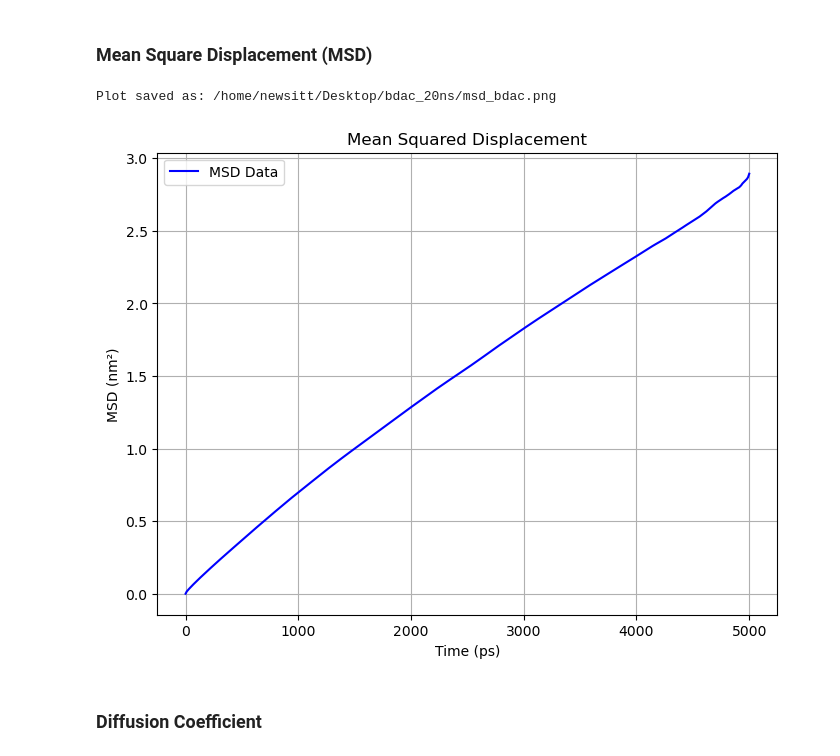
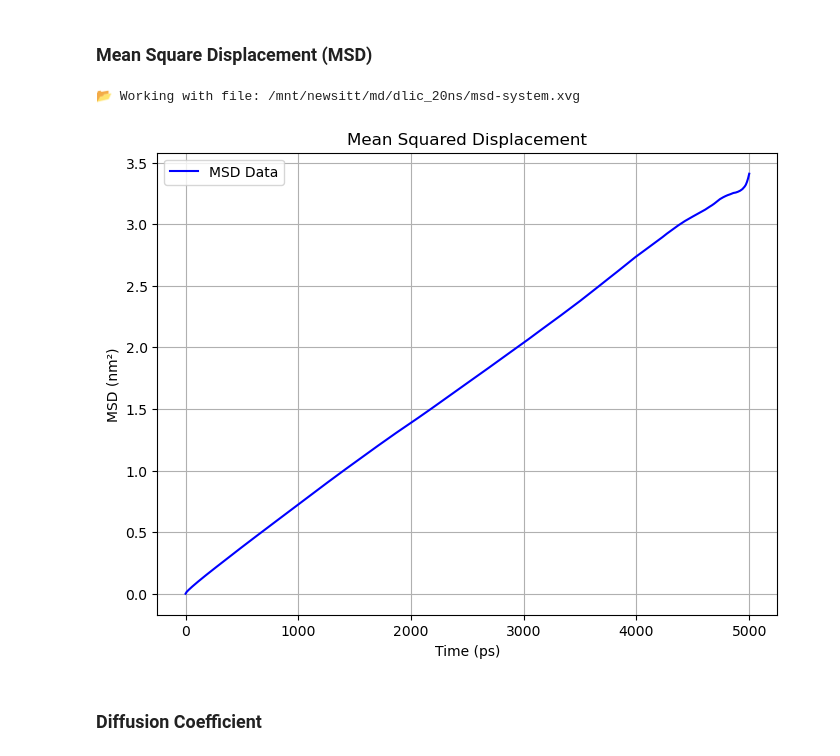
Before and after one commit to newsitt/gromacs_ns, a Jupyter notebook: eq_analysis/data_analyze.ipynb, the cells around one changed output. Saved outputs shown, nothing was run; the diff lists cells and outputs as text; code cells hidden in the pictures.

```diff
--- a/eq_analysis/data_analyze.ipynb
+++ b/eq_analysis/data_analyze.ipynb
@@ -1,5 +1,13 @@
 # %% [markdown]
 # PLOT THE DATA
+# %%
+file_path = "/mnt/newsitt/md/dlic_20ns/nvt-ep.xvg"
+ep = "/mnt/newsitt/md/dlic_20ns/nvt-ep.xvg"
+temp = "/mnt/newsitt/md/dlic_20ns/nvt-t.xvg"
+mindist = "/mnt/newsitt/md/dlic_20ns/mindist-surfactant.xvg"
+
+msd_path = "/mnt/newsitt/md/dlic_20ns/msd-system.xvg"
+# msd_path = "/mnt/newsitt/md/dlic_20ns/msd-surfactant.xvg"
 # %% [markdown]
 ### Screening
 # %%
@@ -52,6 +60,6 @@ def plot_xvg_data(file_path, title="", xlabel="X-axis", ylabel="Y-axis"):
 
 # Example usage:
 # Replace 'example.xvg' with the path to your .xvg file
-file_path = "/home/newsitt/Desktop/dlic_20ns/prd-ep.xvg"
+# file_path = "/home/newsitt/Desktop/dlic_20ns/prd-ep.xvg"
 plot_xvg_data(file_path)
 # %% [output]
@@ -63,12 +73,12 @@ import matplotlib.pyplot as plt
 from scipy.stats import linregress
 
 # Define file path (Update if needed)
-#file_path = "/home/newsitt/Desktop/dtac_20ns/prd-t.xvg"
-file_path = "nvt-ep.xvg"
+# file_path = "/home/newsitt/Desktop/dtac_20ns/prd-t.xvg"
+# file_path = "nvt-ep.xvg"
 
 # Load data while ignoring metadata lines (comments starting with "@" or "#")
 try:
-    data = np.loadtxt(file_path, comments=["@", "#"])
+    data = np.loadtxt(ep, comments=["@", "#"])
 except Exception as e:
     print(f"Error reading file: {e}")
     data = None
@@ -151,7 +250,7 @@ if data is not None:
 import matplotlib.pyplot as plt
 import numpy as np
 
-def read_msd_xvg(file_path):
+def read_msd_xvg(msd_path):
     """
     Reads a GROMACS MSD .xvg file and extracts time and MSD values.
 
@@ -159,13 +258,13 @@ def read_msd_xvg(file_path):
         file_path (str): Path to the .xvg file.
 
     Returns:
-        tuple: Two numpy arrays (time, MSD).
+        tuple: Two numpy arrays (time, MSD), and the file path.
     """
     time = []
     msd = []
 
     try:
-        with open(file_path, 'r') as file:
+        with open(msd_path, 'r') as file:
             for line in file:
                 if line.startswith('#') or line.startswith('@'):
                     continue  # Skip comments and metadata lines
@@ -180,46 +279,50 @@ def read_msd_xvg(file_path):
 
     except Exception as e:
         print(f"Error reading file: {e}")
-        return None, None
+        return None, None, msd_path
 
-    return np.array(time), np.array(msd)
+    return np.array(time), np.array(msd), msd_path
 
-def plot_msd(file_path, title="Mean Squared Displacement", xlabel="Time (ps)", ylabel="MSD (nm²)", save_path=None):
+def plot_msd(msd, title="Mean Squared Displacement", xlabel="Time (ps)", ylabel="MSD (nm²)", save_path=None):
     """
     Reads and plots Mean Squared Displacement (MSD) data from a GROMACS .xvg file.
 
     Args:
         file_path (str): Path to the MSD .xvg file.
         title (str): Plot title.
         xlabel (str): Label for the X-axis.
         ylabel (str): Label for the Y-axis.
         save_path (str, optional): Path to save the figure. If None, the plot is displayed.
     """
-    time, msd = read_msd_xvg(file_path)
+    time, msd, working_file_path = read_msd_xvg(msd_path)
+
     if time is None or msd is None:
         return  # Exit if no valid data
+
+    # Print the file being analyzed
+    print(f"\n📂 Working with file: {working_file_path}")
 
     plt.figure(figsize=(8, 6))
     plt.plot(time, msd, label='MSD Data', linewidth=1.5, color='b')
     plt.xlabel(xlabel)
     plt.ylabel(ylabel)
     plt.title(title)
     plt.legend()
     plt.grid(True)
 
     if save_path:
         plt.savefig(save_path, dpi=300, bbox_inches="tight")
-        print(f"Plot saved as: {save_path}")
+        print(f"📊 Plot saved as: {save_path}")
     else:
         plt.show()
 
-# Example usage:
-#file_path = "/home/newsitt/Desktop/bdac_20ns/msd_bdac.xvg"  # Replace with your actual MSD file
-file_path = "msd-nvt.xvg"
-plot_msd(file_path, save_path="/home/newsitt/Desktop/bdac_20ns/msd_bdac.png")
+# 📌 Example usage:
+# file_path = "/home/newsitt/Desktop/bdac_20ns/msd_bdac.xvg"  # Replace with your actual MSD file
+# plot_msd(msd, save_path="/home/newsitt/Desktop/bdac_20ns/msd_bdac.png")
+plot_msd(msd_path)
 # %% [output]
-Plot saved as: /home/newsitt/Desktop/bdac_20ns/msd_bdac.png
+📂 Working with file: /mnt/newsitt/md/dlic_20ns/msd-system.xvg
-[figure, old version]
+[figure, new version]
 # %% [markdown]
 ### Diffusion Coefficient
 # %%
```
Also changed, not shown: parts of 8 cells of this notebook, 3 other files.
